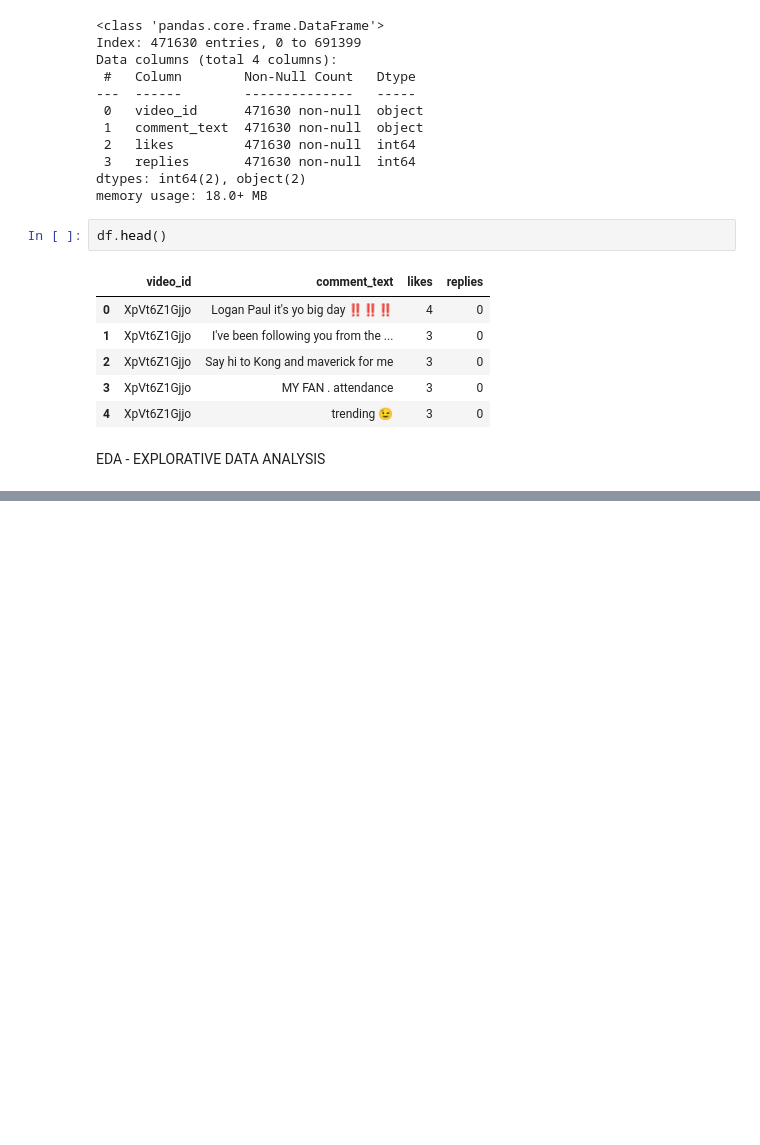
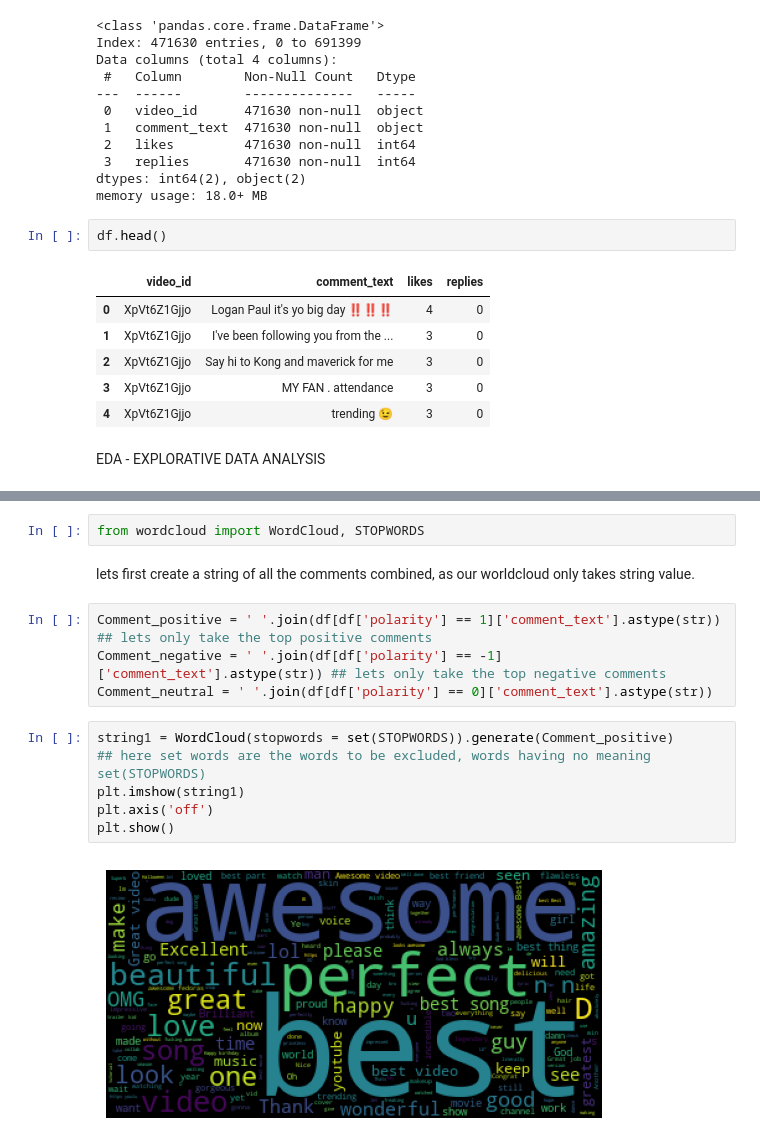
Before and after one commit to prag-yaaaa/Youtube-data-analysis, a Jupyter notebook: youtube_analysis.ipynb, the cells around one changed output, grey strips where cells are left out. Cells and saved outputs as stored; diff of their text form; blank space fills up the shorter version.

```diff
--- a/youtube_analysis.ipynb
+++ b/youtube_analysis.ipynb
@@ -212,0 +330,16 @@ EDA - EXPLORATIVE DATA ANALYSIS
+# %%
+from wordcloud import WordCloud, STOPWORDS
+# %% [markdown]
+lets first create a string of all the comments combined, as our worldcloud only takes string value.
+# %%
+Comment_positive = ' '.join(df[df['polarity'] == 1]['comment_text'].astype(str)) ## lets only take the top positive comments
+Comment_negative = ' '.join(df[df['polarity'] == -1]['comment_text'].astype(str)) ## lets only take the top negative comments
+Comment_neutral = ' '.join(df[df['polarity'] == 0]['comment_text'].astype(str))
+# %%
+string1 = WordCloud(stopwords = set(STOPWORDS)).generate(Comment_positive)
+## here set words are the words to be excluded, words having no meaning set(STOPWORDS)
+plt.imshow(string1)
+plt.axis('off')
+plt.show()
+# %% [output]
+[figure, added]
```
Also changed, not shown: parts of 34 cells of this notebook.
